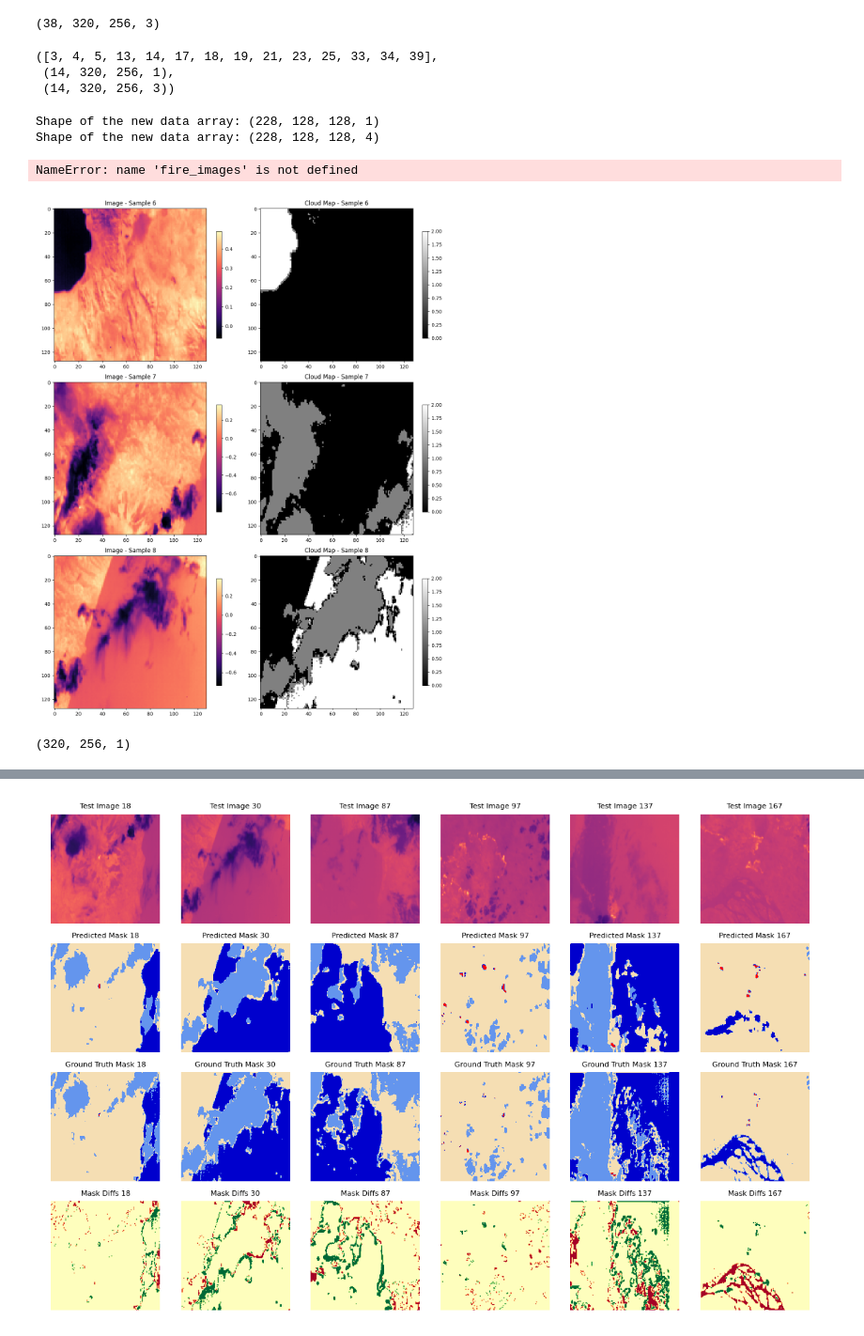
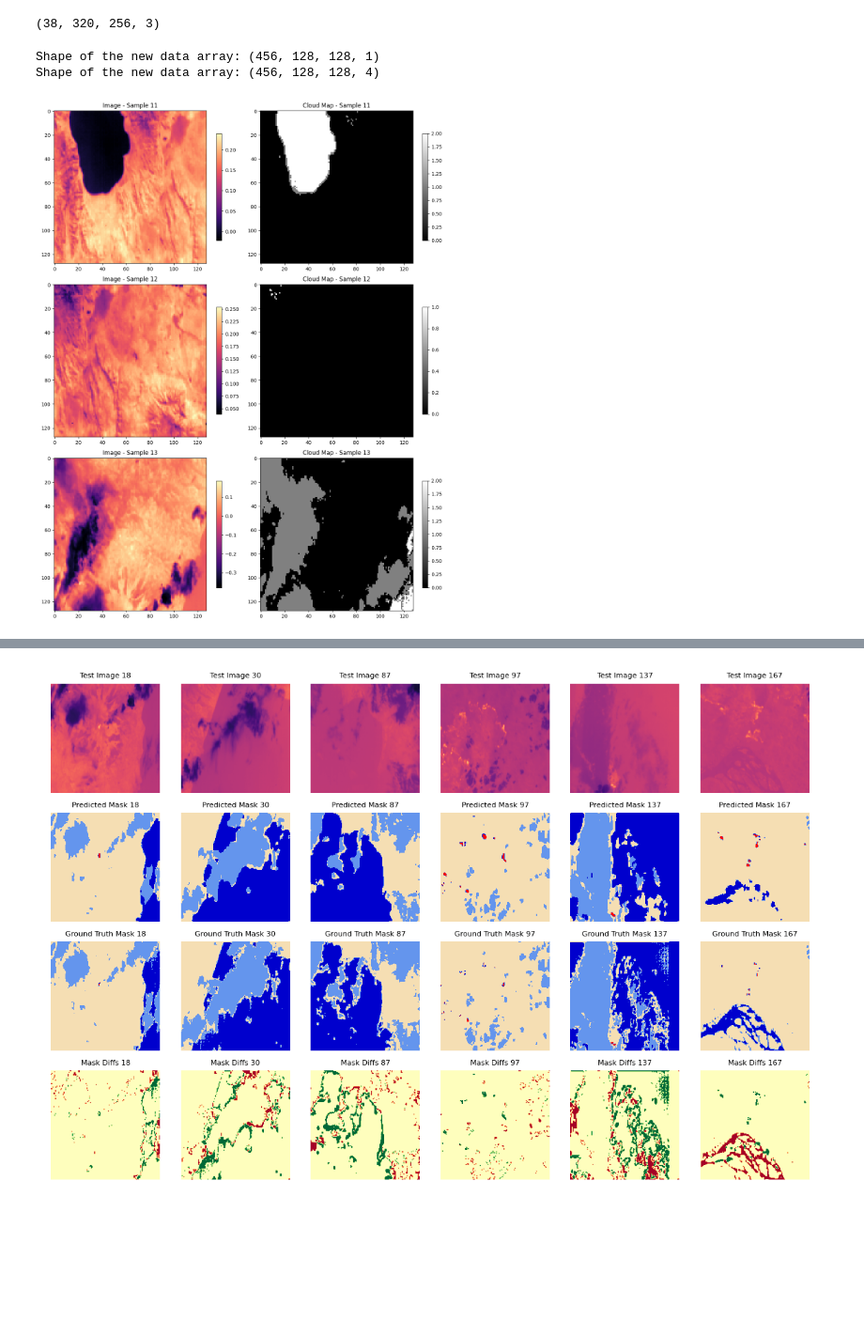
Before and after one commit to LukeKerman/TUB, a Jupyter notebook: TUBIN_CNN/Segmentation models/TUBIN_IR_classifier_model.ipynb, the cells around one changed output, grey strips where cells are left out. Shown at 94% size. Saved outputs shown, nothing was run; the diff lists cells and outputs as text; code cells hidden in the pictures; blank space fills up the shorter version.

```diff
--- a/TUBIN_CNN/Segmentation models/TUBIN_IR_classifier_model.ipynb
+++ b/TUBIN_CNN/Segmentation models/TUBIN_IR_classifier_model.ipynb
@@ -25,6 +27,9 @@ def open_data(path):
     # Initialize an empty list to store image data
     image_data_list = []
     cloud_map_data_list = []
+
+    # Set norm temperature to normalize image data
+    #norm_temp = 40
 
     # Iterate over files in the folder
     for filename in os.listdir(input_folder):
@@ -38,8 +43,9 @@ def open_data(path):
                     img_data = file['image'][:]
                     cp_data = file['label_map'][:]
 
-                    img_max_val = np.max((np.abs(img_data)))
-                    img_data = img_data/40
+                    #img_max_val = np.max((np.abs(img_data)))
+
+                    img_data = img_data#/norm_temp
 
                     image_data_list.append(img_data)
                     cloud_map_data_list.append(cp_data)
@@ -49,6 +55,10 @@ def open_data(path):
     # Convert the list of image data to a numpy array
     image_data = np.array(image_data_list)
     image_data = np.expand_dims(image_data, axis=-1)
+
+    min_value = np.min(image_data)
+    max_value = np.max(image_data)
+    image_data = 2 * (image_data - min_value) / (max_value - min_value) - 1
 
     cloud_map_data = np.array(cloud_map_data_list)
 
@@ -149,77 +157,37 @@ cloud_water_map_data.shape
 # %% [output]
 (38, 320, 256, 3)
-# %%
-
-fire_list = [index for index, img in enumerate(num_cloud_map_data) if np.any(img == 2)]
-fire_images = image_data[fire_list]
-fire_labels = cloud_map_data[fire_list]
-indices_list, fire_images.shape, fire_labels.shape
-# %% [output]
-([3, 4, 5, 13, 14, 17, 18, 19, 21, 23, 25, 33, 34, 39],
- (14, 320, 256, 1),
- (14, 320, 256, 3))
-# %%
-
-# Define the downsampling factor, for example, let's downsample by a factor of 2
-downsampling_factor = 2
-
-# Assuming image_data has the shape (XX, a, b, 1)
-num_frames, height, width, channels = image_data.shape
-
-# Initialize an array to store the resized frames
-resized_frames = np.zeros((num_frames, height // downsampling_factor, width // downsampling_factor, channels))
-resized_masks = np.zeros((num_frames, height // downsampling_factor, width // downsampling_factor, channels))
-
-
-# Resize each frame and store in the new array
-for i in range(num_frames):
-    resized_frames[i, :, :, 0] = cv2.resize(image_data[i, :, :, 0],
-                                            (width // downsampling_factor, height // downsampling_factor),
-                                            interpolation=cv2.INTER_AREA)
-    resized_masks[i, :, :, 0] = cv2.resize(cloud_map_data[i, :, :, 0],
-                                            (width // downsampling_factor, height // downsampling_factor),
-                                            interpolation=cv2.INTER_AREA)
-    resized_masks[i, :, :, 0][resized_masks[i, :, :, 0]>0] = 1
 # %%
 section_size = 128
-cut_frames = cut_images(image_data, section_size=section_size, overlap=0.25)
-cut_labels = cut_label(cloud_map_data, section_size=section_size, overlap=0.25)
+cut_frames = cut_images(image_data, section_size=section_size, overlap=0.5)
+cut_labels = cut_label(cloud_map_data, section_size=section_size, overlap=0.5)
 input_shape=(section_size, section_size, 1)
 # %% [output]
-Shape of the new data array: (228, 128, 128, 1)
-Shape of the new data array: (228, 128, 128, 4)
+Shape of the new data array: (456, 128, 128, 1)
+Shape of the new data array: (456, 128, 128, 4)
-# %%
-
-section_size = 128
-cut_fire_frames = cut_images(fire_images, section_size=section_size, overlap=0.25)
-cut_fire_labels = cut_label(fire_labels, section_size=section_size, overlap=0.25)
-input_shape=(section_size, section_size, 1)
-# %% [output]
-NameError: name 'fire_images' is not defined
 # %%
 num_samples = 3
-i_offset = 5
+i_offset = 10
 
 plt.figure(figsize=(12, 15))
 
 # Plot the images and their corresponding cloud maps
 for i in range(num_samples):
     # Plot the first image
     plt.subplot(num_samples, 2, i*2 + 1)
     plt.imshow(cut_frames[i + i_offset, :, :], cmap='magma')
     plt.title(f'Image - Sample {i + 1 + i_offset}')
     plt.colorbar(shrink=0.7)
 
     combined_map = np.argmax(cut_labels[i + i_offset, :, :, :], axis=-1)
 
     # Plot the corresponding cloud map
     plt.subplot(num_samples, 2, i*2 + 2)
     plt.imshow(combined_map, cmap='binary_r')
     plt.title(f'Cloud Map - Sample {i + 1 + i_offset}')
     plt.colorbar(shrink=0.7)
 
 plt.tight_layout()
 plt.show()
 # %% [output]
-[figure, old version]
+[figure, new version]
 # %%
@@ -227,4 +194,0 @@ image_train, image_test, cloud_train, cloud_test = train_test_split(cut_frames,
-# %%
-(image_train.shape[1],image_train.shape[2] , 1)
-# %% [output]
-(320, 256, 1)
```
Also changed, not shown: parts of 25 cells of this notebook, 3 other files.
